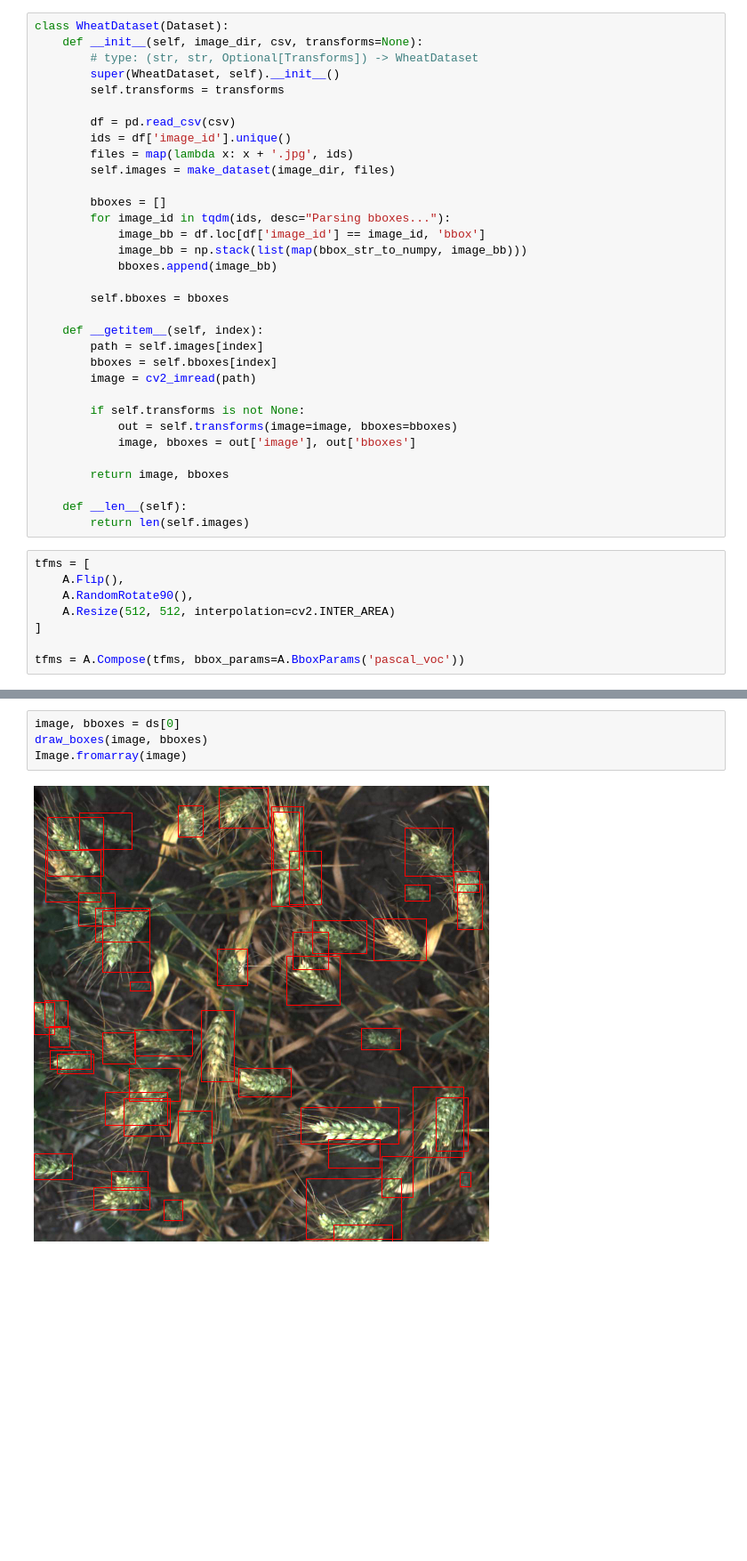
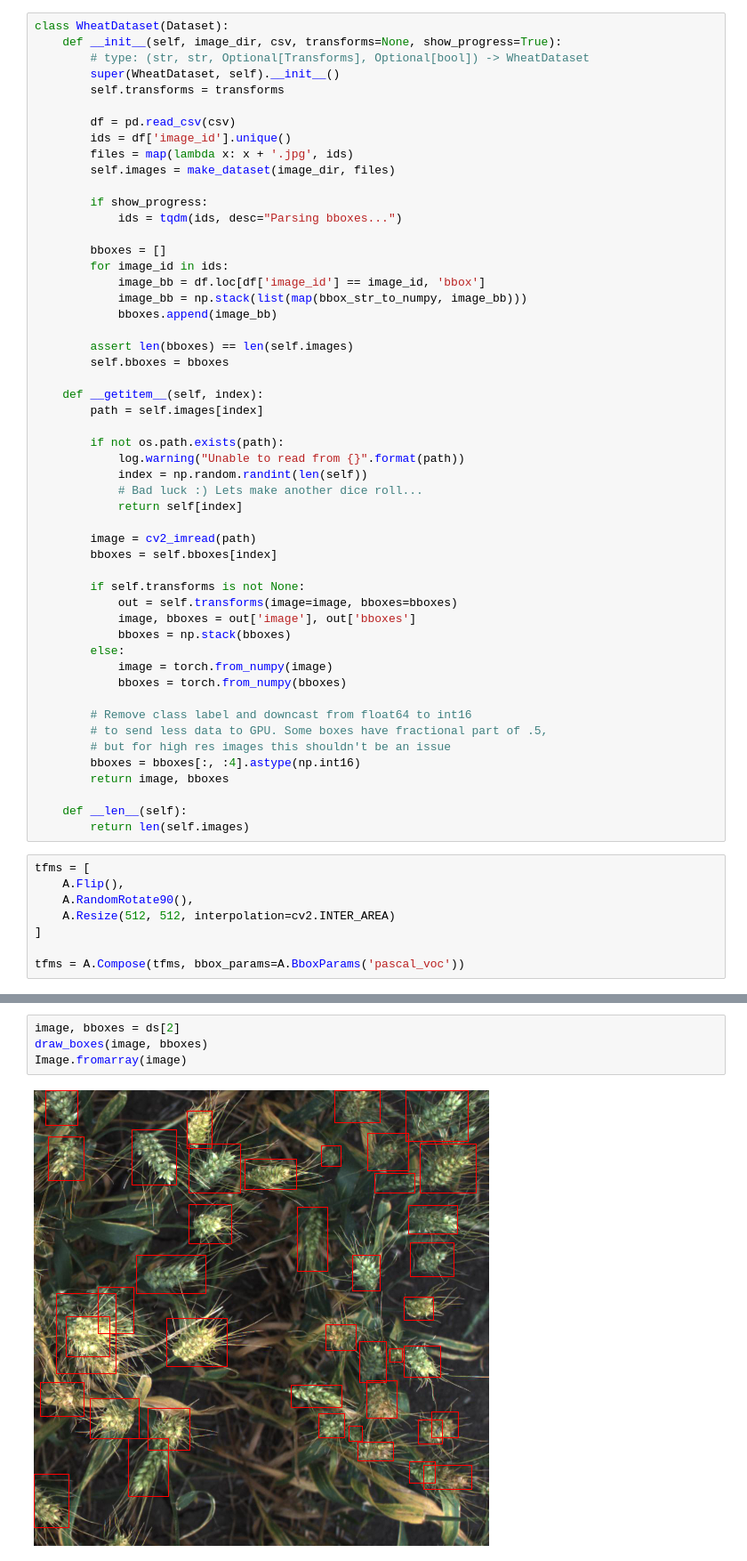
Before and after one commit to dmitry-vorobiev/kaggle-global-wheat-detection, a Jupyter notebook: nbs/dataset.ipynb, the cells around one changed output, grey strips where cells are left out. Shown at 89% size. Saved outputs shown, nothing was run; the diff lists cells and outputs as text; blank space fills up the shorter version.

```diff
--- a/nbs/dataset.ipynb
+++ b/nbs/dataset.ipynb
@@ -97,8 +98,8 @@ def bbox_str_to_numpy(bbox: str) -> np.ndarray:
     return np.array(read_bbox(bbox), dtype=np.uint16)
 # %%
 class WheatDataset(Dataset):
-    def __init__(self, image_dir, csv, transforms=None):
-        # type: (str, str, Optional[Transforms]) -> WheatDataset
+    def __init__(self, image_dir, csv, transforms=None, show_progress=True):
+        # type: (str, str, Optional[Transforms], Optional[bool]) -> WheatDataset
         super(WheatDataset, self).__init__()
         self.transforms = transforms
 
@@ -107,23 +108,42 @@ class WheatDataset(Dataset):
         files = map(lambda x: x + '.jpg', ids)
         self.images = make_dataset(image_dir, files)
 
+        if show_progress:
+            ids = tqdm(ids, desc="Parsing bboxes...")
+
         bboxes = []
-        for image_id in tqdm(ids, desc="Parsing bboxes..."):
+        for image_id in ids:
             image_bb = df.loc[df['image_id'] == image_id, 'bbox']
             image_bb = np.stack(list(map(bbox_str_to_numpy, image_bb)))
             bboxes.append(image_bb)
 
+        assert len(bboxes) == len(self.images)
         self.bboxes = bboxes
 
     def __getitem__(self, index):
         path = self.images[index]
+
+        if not os.path.exists(path):
+            log.warning("Unable to read from {}".format(path))
+            index = np.random.randint(len(self))
+            # Bad luck :) Lets make another dice roll...
+            return self[index]
+
+        image = cv2_imread(path)
         bboxes = self.bboxes[index]
-        image = cv2_imread(path)
 
         if self.transforms is not None:
             out = self.transforms(image=image, bboxes=bboxes)
             image, bboxes = out['image'], out['bboxes']
+            bboxes = np.stack(bboxes)
+        else:
+            image = torch.from_numpy(image)
+            bboxes = torch.from_numpy(bboxes)
 
+        # Remove class label and downcast from float64 to int16
+        # to send less data to GPU. Some boxes have fractional part of .5,
+        # but for high res images this shouldn't be an issue
+        bboxes = bboxes[:, :4].astype(np.int16)
         return image, bboxes
 
     def __len__(self):
@@ -149,6 +169,6 @@ Wall time: 22.5 s
 # %%
-image, bboxes = ds[0]
+image, bboxes = ds[2]
 draw_boxes(image, bboxes)
 Image.fromarray(image)
 # %% [output]
-[figure, old version]
+[figure, new version]
```
Also changed, not shown: parts of 6 cells of this notebook, 4 other files.
